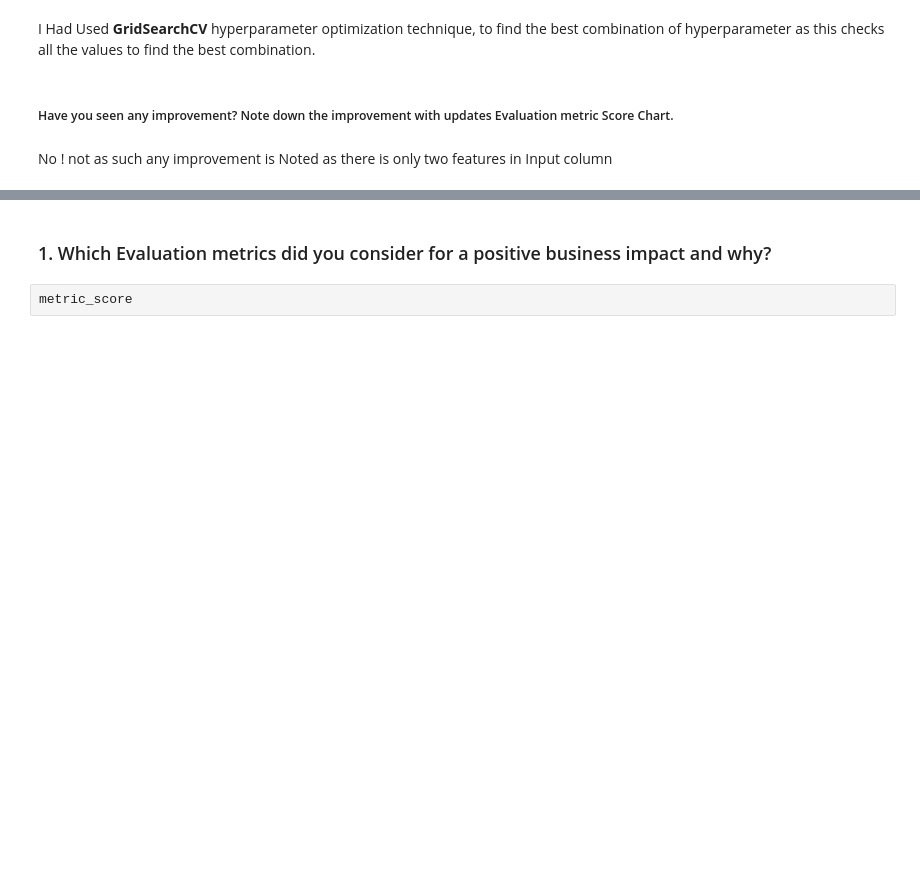
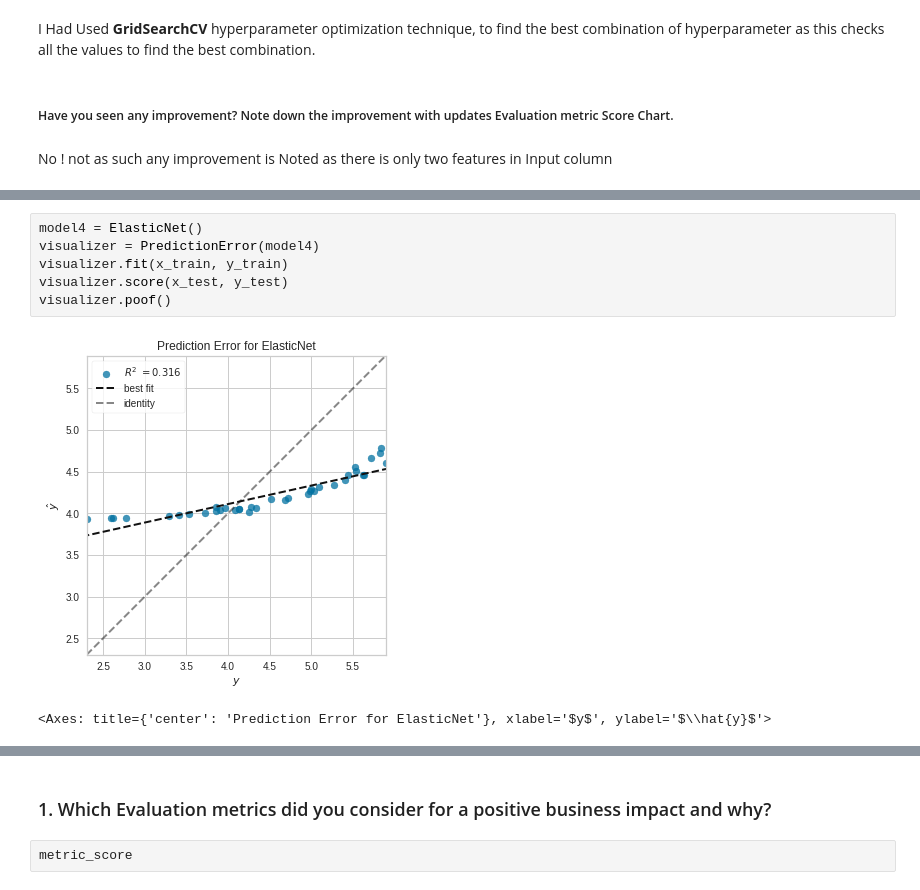
Before and after one commit to SubrotoSarkhel/YesBank_Closing_Price, a Jupyter notebook: Yes_bank_Stop_Closing_Price_Predection.ipynb, the cells around one changed output, grey strips where cells are left out. Saved outputs shown, nothing was run; the diff lists cells and outputs as text; blank space fills up the shorter version.

```diff
--- a/Yes_bank_Stop_Closing_Price_Predection.ipynb
+++ b/Yes_bank_Stop_Closing_Price_Predection.ipynb
@@ -861,0 +851,9 @@ No ! not as such any improvement is Noted as there is only two features in Input
+# %%
+model4 = ElasticNet()
+visualizer = PredictionError(model4)
+visualizer.fit(x_train, y_train)
+visualizer.score(x_test, y_test)
+visualizer.poof()
+# %% [output]
+[figure, added]
+<Axes: title={'center': 'Prediction Error for ElasticNet'}, xlabel='$y$', ylabel='$\\hat{y}$'>
```
Also changed, not shown: parts of 30 cells of this notebook.
